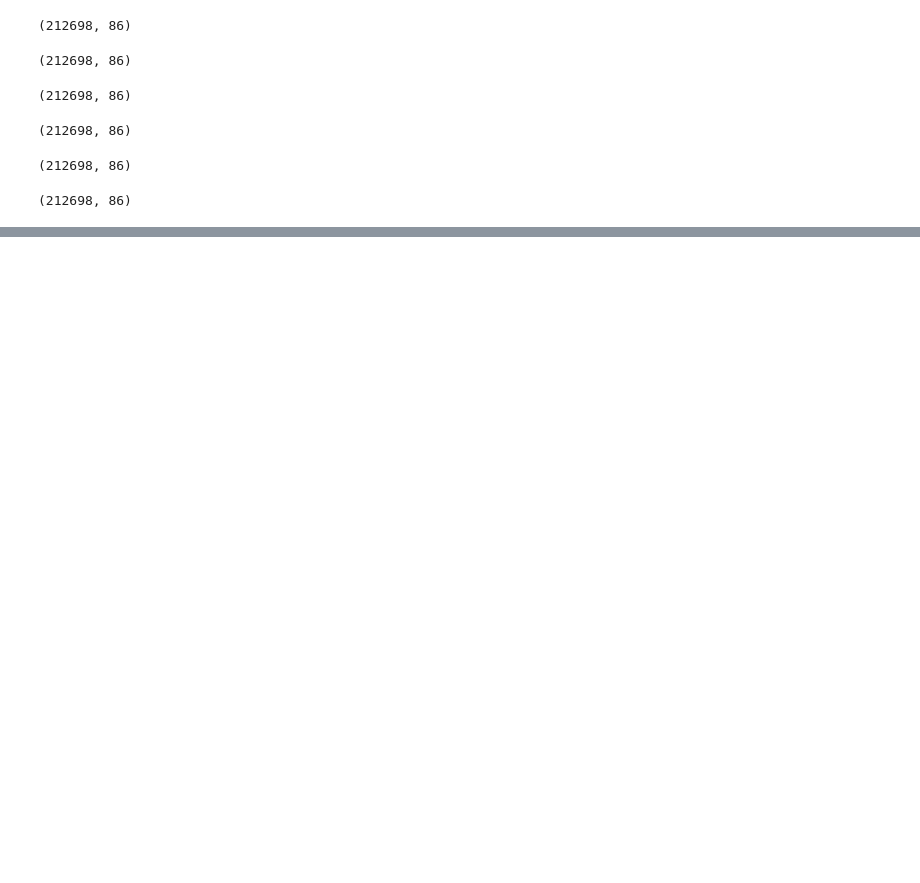
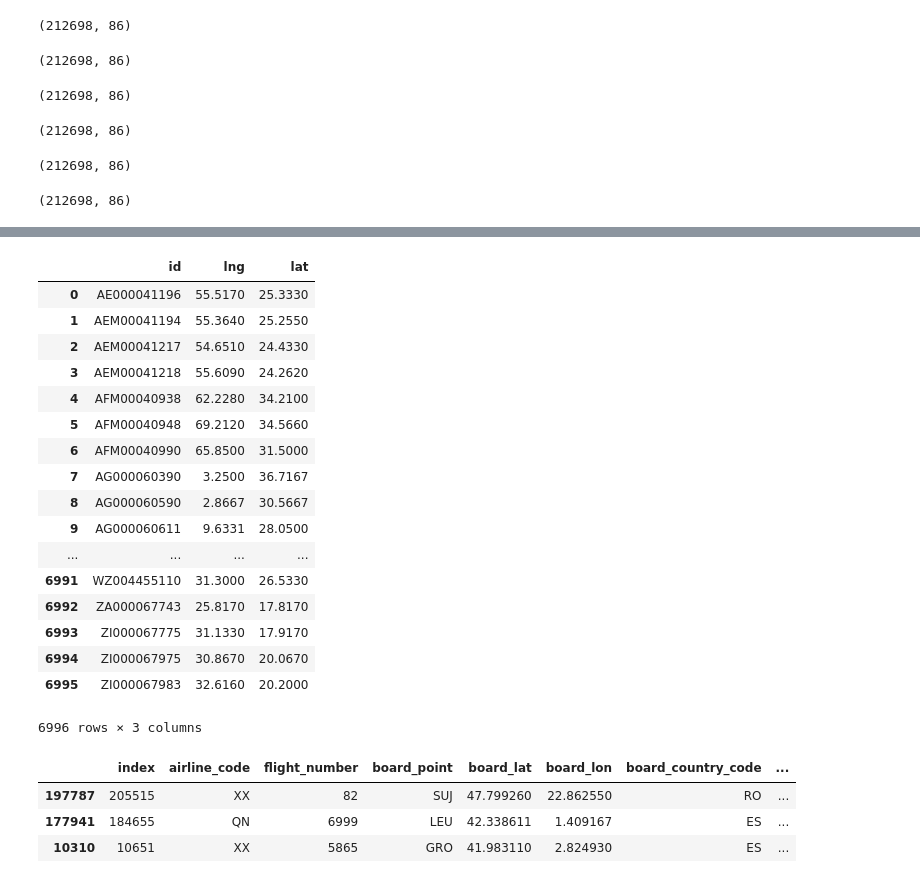
Before and after one commit to EMayorga/TFM, a Jupyter notebook: WeatherScriptv02.ipynb, the cells around one changed output, grey strips where cells are left out. Drawn from its saved outputs; the diff is of its cells as text; code cells hidden in the pictures; blank space fills up the shorter version.

```diff
--- a/WeatherScriptv02.ipynb
+++ b/WeatherScriptv02.ipynb
@@ -598,4 +601,5 @@ vuelos[vuelos.WDMV_d==9999.0].shape
 #todas las estaciones
 stationsdf.to_csv('stationsAll.csv',sep=',', index=False)
 # %%
-stationstavg = weatherdf[weatherdf["type"]=="TAVG"].groupby("id")["date"].
+stationsTAVG =  weatherdf[weatherdf["type"]=="TAVG"]
+stationsTAVG = stationsTAVG.sort_values(by=['id'])
@@ -625,0 +606,5 @@ weatherdf[weatherdf["type"]=="TAVG"]
+# %%
+def getLatstation(row):
+    row['lng'] = stationsdf[stationsdf['id']==row['id']]['lng'].values[0]
+    row['lat'] = stationsdf[stationsdf['id']==row['id']]['lat'].values[0]
+    return row
@@ -625,0 +746,14 @@ weatherdf[weatherdf["type"]=="TAVG"]
+# %%
+def getLatstation(row):
+    row['lng'] = stationsdf[stationsdf['id']==row['id']]['lng'].values[0]
+    row['lat'] = stationsdf[stationsdf['id']==row['id']]['lat'].values[0]
+    return row
+# %%
+if os.path.exists('listaTAVG.csv')=='false':
+    lista = stationsTAVG['id'].unique()
+    lista = pd.DataFrame(lista)
+    lista.columns = ['id']
+    lista = lista.apply(lambda x:getLatstation(x),axis=1)
+    lista.to_csv('listaTAVG.csv', sep=',', index=False)
+else:
+    lista = pd.read_csv('listaTAVG.csv',sep = ',')
@@ -625,0 +775,28 @@ weatherdf[weatherdf["type"]=="TAVG"]
+# %%
+lista
+# %% [output]
+|  | id | lng | lat |
+| 0 | AE000041196 | 55.5170 | 25.3330 |
+| 1 | AEM00041194 | 55.3640 | 25.2550 |
+| 2 | AEM00041217 | 54.6510 | 24.4330 |
+| 3 | AEM00041218 | 55.6090 | 24.2620 |
+| 4 | AFM00040938 | 62.2280 | 34.2100 |
+| 5 | AFM00040948 | 69.2120 | 34.5660 |
+| 6 | AFM00040990 | 65.8500 | 31.5000 |
+| 7 | AG000060390 | 3.2500 | 36.7167 |
+| 8 | AG000060590 | 2.8667 | 30.5667 |
+| 9 | AG000060611 | 9.6331 | 28.0500 |
+| ... | ... | ... | ... |
+| 6991 | WZ004455110 | 31.3000 | 26.5330 |
+| 6992 | ZA000067743 | 25.8170 | 17.8170 |
+| 6993 | ZI000067775 | 31.1330 | 17.9170 |
+| 6994 | ZI000067975 | 30.8670 | 20.0670 |
+| 6995 | ZI000067983 | 32.6160 | 20.2000 |
+6996 rows × 3 columns
+# %%
+vuelosSinTratar.sample(3)
+# %% [output]
+|  | index | airline_code | flight_number | board_point | board_lat | board_lon | board_country_code | ... |
+| 197787 | 205515 | XX | 82 | SUJ | 47.799260 | 22.862550 | RO | ... |
+| 177941 | 184655 | QN | 6999 | LEU | 42.338611 | 1.409167 | ES | ... |
+| 10310 | 10651 | XX | 5865 | GRO | 41.983110 | 2.824930 | ES | ... |
```
Also changed, not shown: parts of 21 cells of this notebook.
